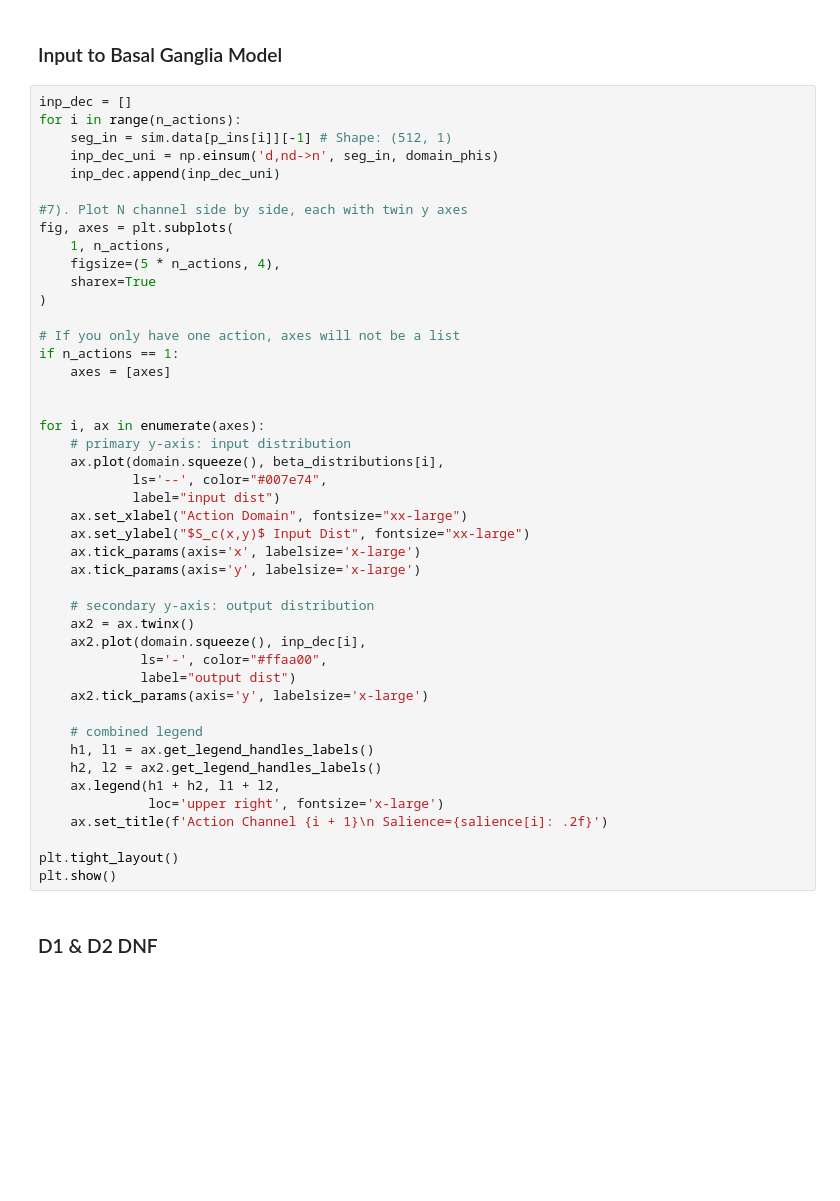
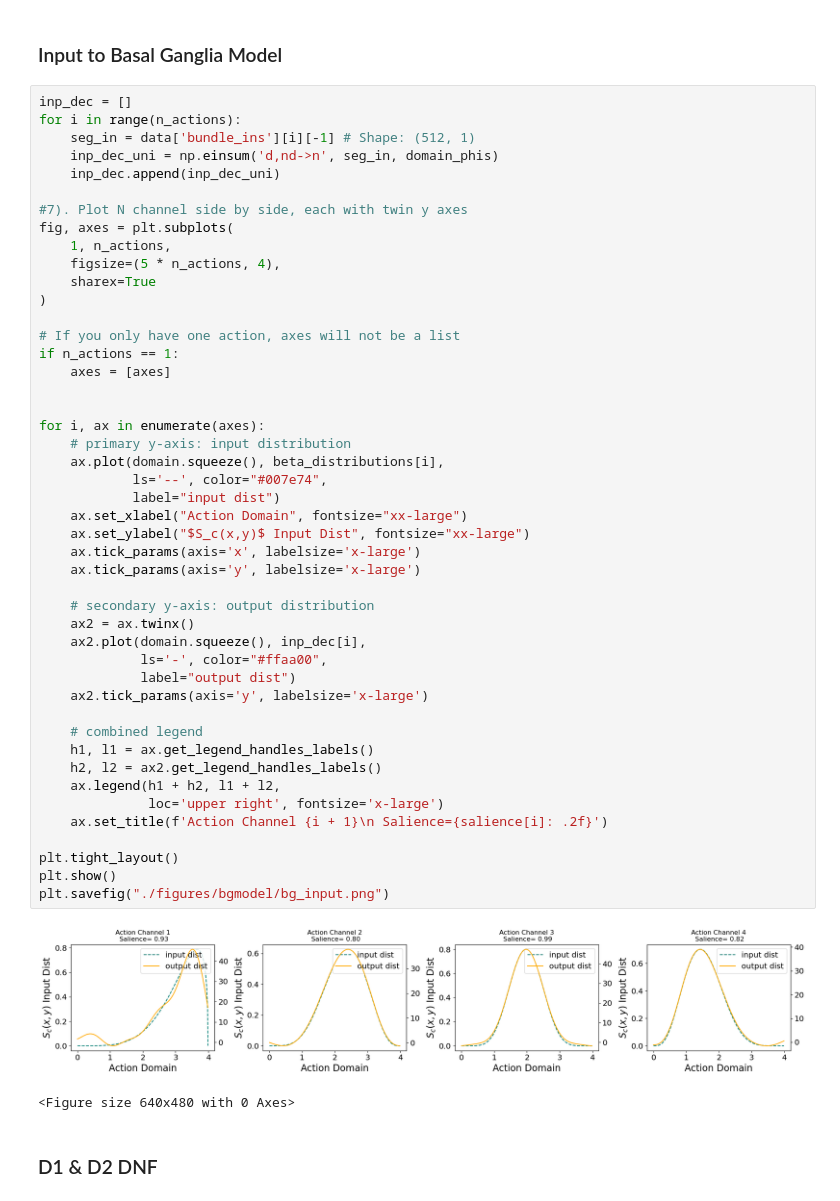
Before and after one commit to 2002sahapriya/Basal-Ganglia, a Jupyter notebook: bg_model.ipynb, the cells around one changed output. Saved outputs shown, nothing was run; the diff lists cells and outputs as text; blank space fills up the shorter version.

```diff
--- a/bg_model.ipynb
+++ b/bg_model.ipynb
@@ -217,7 +147,7 @@ TypeError: DNF.make_dnf() got multiple values for argument 'shape'
 # %%
 inp_dec = []
 for i in range(n_actions):
-    seg_in = sim.data[p_ins[i]][-1] # Shape: (512, 1)
+    seg_in = data['bundle_ins'][i][-1] # Shape: (512, 1)
     inp_dec_uni = np.einsum('d,nd->n', seg_in, domain_phis)
     inp_dec.append(inp_dec_uni)
 
@@ -232,33 +162,37 @@ fig, axes = plt.subplots(
 if n_actions == 1:
     axes = [axes]
 
 
 for i, ax in enumerate(axes):
     # primary y-axis: input distribution
     ax.plot(domain.squeeze(), beta_distributions[i],
             ls='--', color="#007e74",
             label="input dist")
     ax.set_xlabel("Action Domain", fontsize="xx-large")
     ax.set_ylabel("$S_c(x,y)$ Input Dist", fontsize="xx-large")
     ax.tick_params(axis='x', labelsize='x-large')
     ax.tick_params(axis='y', labelsize='x-large')
 
     # secondary y-axis: output distribution
     ax2 = ax.twinx()
     ax2.plot(domain.squeeze(), inp_dec[i],
              ls='-', color="#ffaa00",
              label="output dist")
     ax2.tick_params(axis='y', labelsize='x-large')
 
     # combined legend
     h1, l1 = ax.get_legend_handles_labels()
     h2, l2 = ax2.get_legend_handles_labels()
     ax.legend(h1 + h2, l1 + l2,
               loc='upper right', fontsize='x-large')
     ax.set_title(f'Action Channel {i + 1}\n Salience={salience[i]: .2f}')
 
 plt.tight_layout()
 plt.show()
+plt.savefig("./figures/bgmodel/bg_input.png")
+# %% [output]
+[figure, added]
+<Figure size 640x480 with 0 Axes>
 # %% [markdown]
 ### D1 & D2 DNF
 # %%
```
Also changed, not shown: parts of 6 cells of this notebook, 5 other files.
